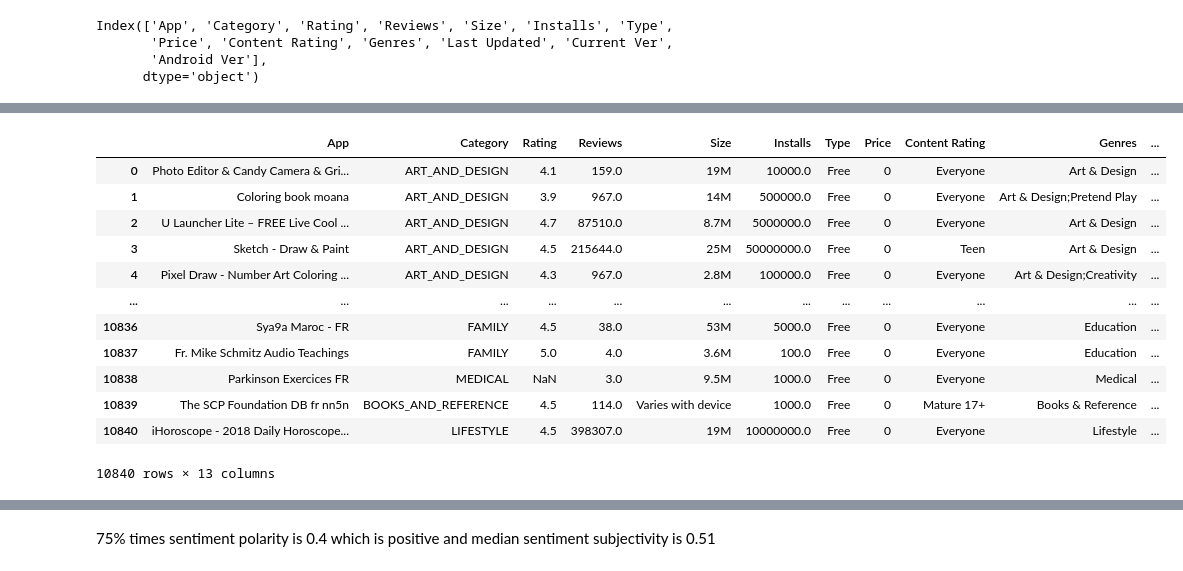
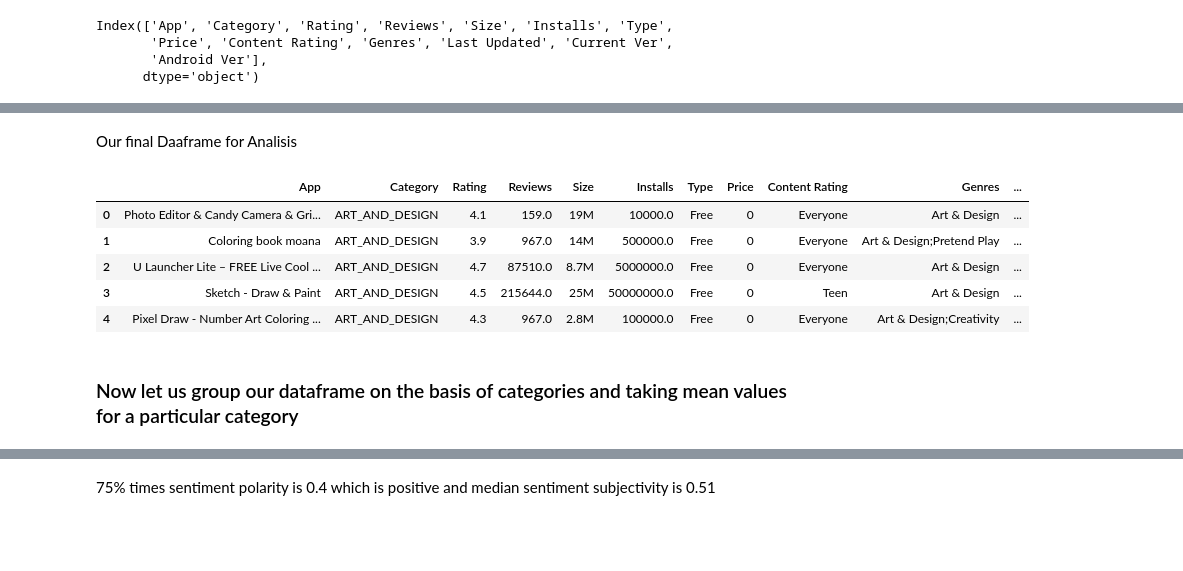
Before and after one commit to divych1/Play_Store-App_Data_Analysis, a Jupyter notebook: Divy_Chanchawat_Team_2_Capstone_Project_1.ipynb, the cells around one changed output, grey strips where cells are left out. Cells and saved outputs as stored; diff of their text form; code cells hidden in the pictures; blank space fills up the shorter version.

```diff
--- a/Divy_Chanchawat_Team_2_Capstone_Project_1.ipynb
+++ b/Divy_Chanchawat_Team_2_Capstone_Project_1.ipynb
@@ -114,3 +135,5 @@ Name: Reviews, Length: 10841, dtype: object
+# %%
+df_play_store.dropna(inplace=True)
 # %%
 index_of_row_to_del = df_play_store[df_play_store['Reviews']=='3.0M'].index
 df_play_store.drop(index_of_row_to_del , inplace=True)
@@ -135,20 +143,17 @@ Name: Reviews, Length: 10840, dtype: float64
 df_play_store['Installs'] = df_play_store['Installs'].map(lambda x: x.rstrip("+"))
 # %%
 df_play_store['Installs']  = df_play_store['Installs'].str.replace(',', "").replace('.', "").astype(float)
+# %% [markdown]
+Our final Daaframe for Analisis
 # %%
-df_play_store
+df_play_store.head()
 # %% [output]
 |  | App | Category | Rating | Reviews | Size | Installs | Type | Price | Content Rating | Genres | ... |
 | 0 | Photo Editor & Candy Camera & Gri... | ART_AND_DESIGN | 4.1 | 159.0 | 19M | 10000.0 | Free | 0 | Everyone | Art & Design | ... |
 | 1 | Coloring book moana | ART_AND_DESIGN | 3.9 | 967.0 | 14M | 500000.0 | Free | 0 | Everyone | Art & Design;Pretend Play | ... |
 | 2 | U Launcher Lite – FREE Live Cool ... | ART_AND_DESIGN | 4.7 | 87510.0 | 8.7M | 5000000.0 | Free | 0 | Everyone | Art & Design | ... |
 | 3 | Sketch - Draw & Paint | ART_AND_DESIGN | 4.5 | 215644.0 | 25M | 50000000.0 | Free | 0 | Teen | Art & Design | ... |
 | 4 | Pixel Draw - Number Art Coloring ... | ART_AND_DESIGN | 4.3 | 967.0 | 2.8M | 100000.0 | Free | 0 | Everyone | Art & Design;Creativity | ... |
-| ... | ... | ... | ... | ... | ... | ... | ... | ... | ... | ... | ... |
-| 10836 | Sya9a Maroc - FR | FAMILY | 4.5 | 38.0 | 53M | 5000.0 | Free | 0 | Everyone | Education | ... |
-| 10837 | Fr. Mike Schmitz Audio Teachings | FAMILY | 5.0 | 4.0 | 3.6M | 100.0 | Free | 0 | Everyone | Education | ... |
-| 10838 | Parkinson Exercices FR | MEDICAL | NaN | 3.0 | 9.5M | 1000.0 | Free | 0 | Everyone | Medical | ... |
-| 10839 | The SCP Foundation DB fr nn5n | BOOKS_AND_REFERENCE | 4.5 | 114.0 | Varies with device | 1000.0 | Free | 0 | Mature 17+ | Books & Reference | ... |
-| 10840 | iHoroscope - 2018 Daily Horoscope... | LIFESTYLE | 4.5 | 398307.0 | 19M | 10000000.0 | Free | 0 | Everyone | Lifestyle | ... |
-10840 rows × 13 columns
+# %% [markdown]
+### Now let us group our dataframe  on the basis of categories and taking mean values for a particular category
 # %%
```
Also changed, not shown: parts of 42 cells of this notebook.
